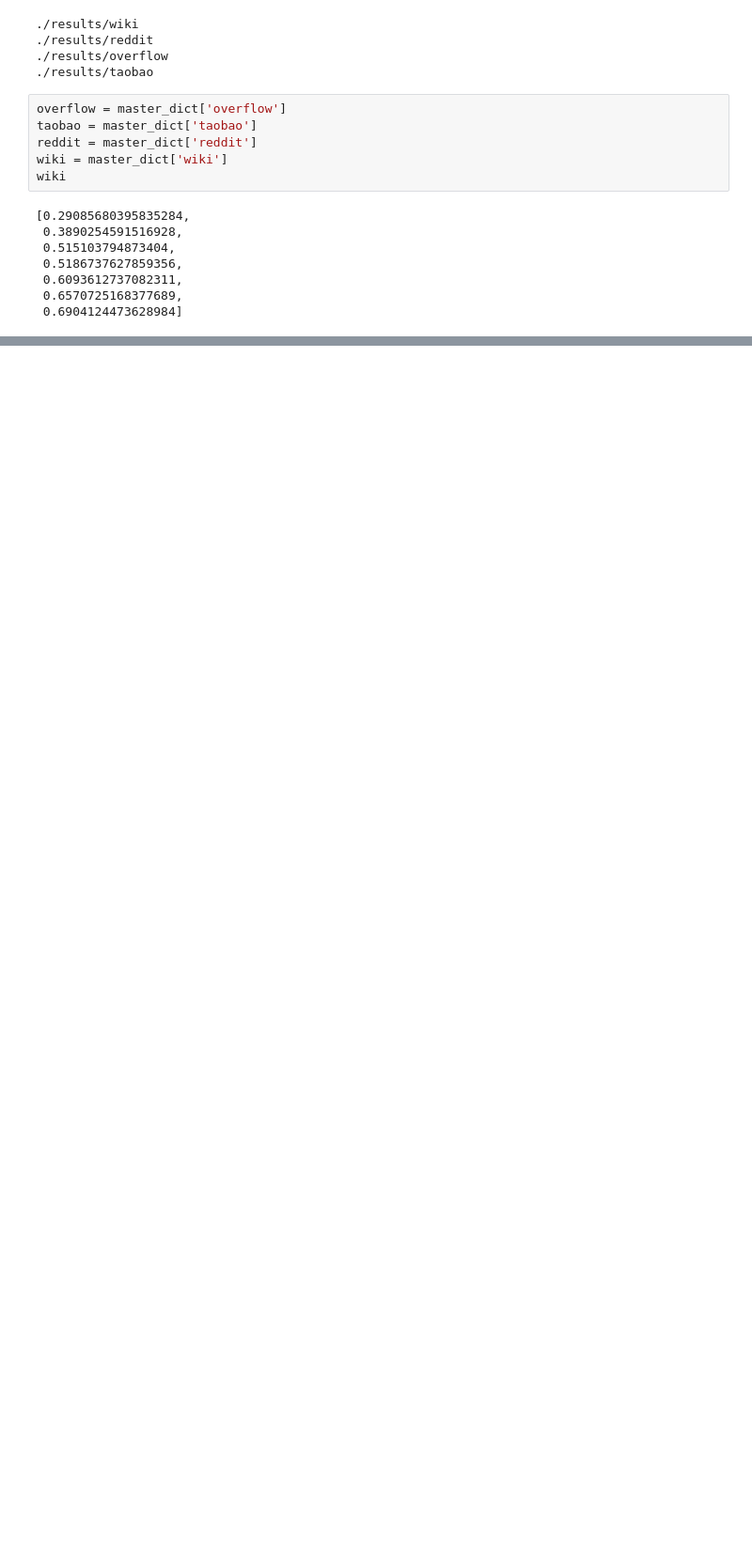
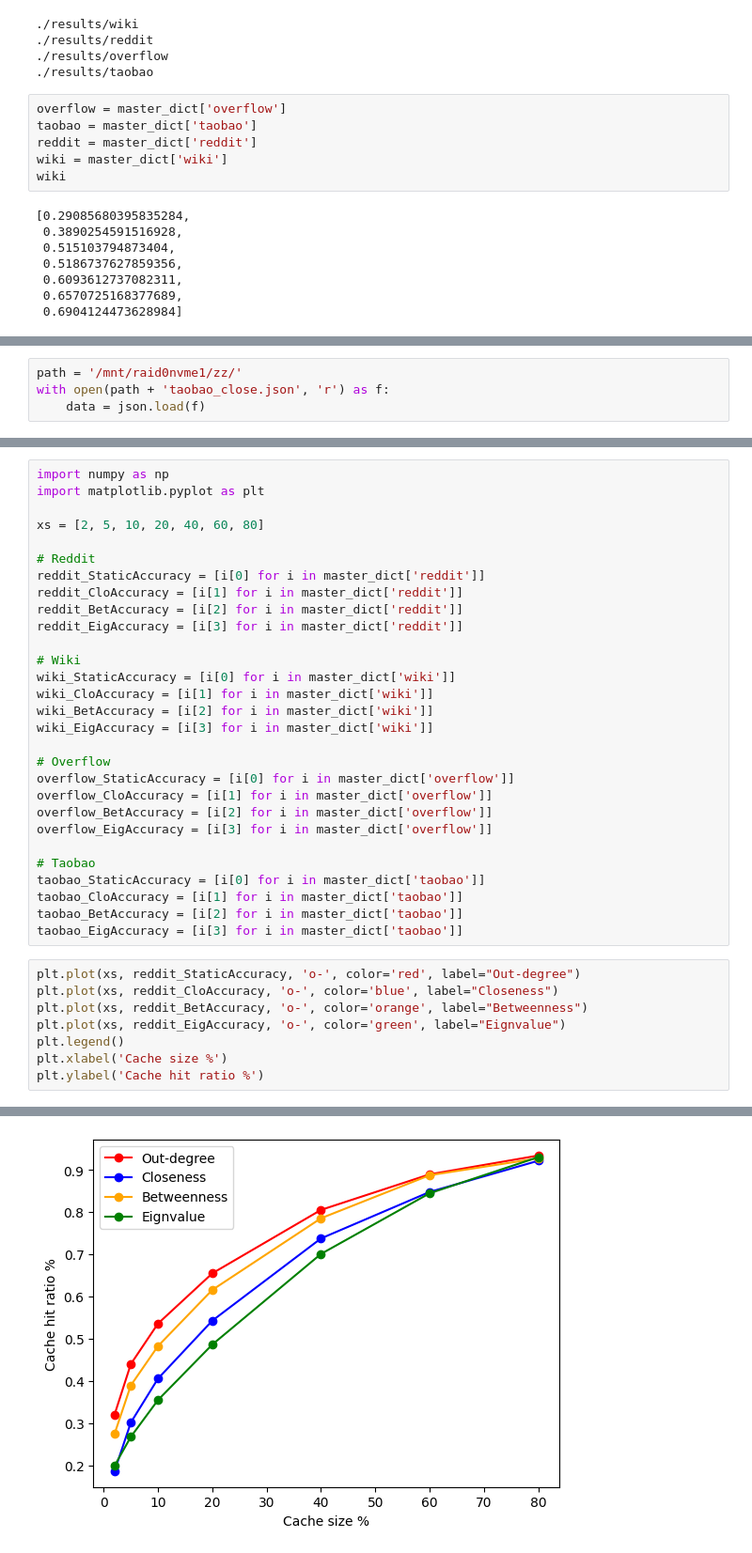
Before and after one commit to zimengzhou1/gnn-ssd, a Jupyter notebook: static_eval.ipynb, the cells around one changed output, grey strips where cells are left out. Shown: that part at 94% size. Drawn from its saved outputs; the diff is of its cells as text; blank space fills up the shorter version.

```diff
--- a/static_eval.ipynb
+++ b/static_eval.ipynb
@@ -215,0 +269,4 @@ plt.grid(linewidth = 0.5)
+# %%
+path = '/mnt/raid0nvme1/zz/'
+with open(path + 'taobao_close.json', 'r') as f:
+    data = json.load(f)
@@ -215,0 +322,38 @@ plt.grid(linewidth = 0.5)
+# %%
+import numpy as np
+import matplotlib.pyplot as plt
+
+xs = [2, 5, 10, 20, 40, 60, 80]
+
+# Reddit
+reddit_StaticAccuracy = [i[0] for i in master_dict['reddit']]
+reddit_CloAccuracy = [i[1] for i in master_dict['reddit']]
+reddit_BetAccuracy = [i[2] for i in master_dict['reddit']]
+reddit_EigAccuracy = [i[3] for i in master_dict['reddit']]
+
+# Wiki
+wiki_StaticAccuracy = [i[0] for i in master_dict['wiki']]
+wiki_CloAccuracy = [i[1] for i in master_dict['wiki']]
+wiki_BetAccuracy = [i[2] for i in master_dict['wiki']]
+wiki_EigAccuracy = [i[3] for i in master_dict['wiki']]
+
+# Overflow
+overflow_StaticAccuracy = [i[0] for i in master_dict['overflow']]
+overflow_CloAccuracy = [i[1] for i in master_dict['overflow']]
+overflow_BetAccuracy = [i[2] for i in master_dict['overflow']]
+overflow_EigAccuracy = [i[3] for i in master_dict['overflow']]
+
+# Taobao
+taobao_StaticAccuracy = [i[0] for i in master_dict['taobao']]
+taobao_CloAccuracy = [i[1] for i in master_dict['taobao']]
+taobao_BetAccuracy = [i[2] for i in master_dict['taobao']]
+taobao_EigAccuracy = [i[3] for i in master_dict['taobao']]
+# %%
+plt.plot(xs, reddit_StaticAccuracy, 'o-', color='red', label="Out-degree")
+plt.plot(xs, reddit_CloAccuracy, 'o-', color='blue', label="Closeness")
+plt.plot(xs, reddit_BetAccuracy, 'o-', color='orange', label="Betweenness")
+plt.plot(xs, reddit_EigAccuracy, 'o-', color='green', label="Eignvalue")
+plt.legend()
+plt.xlabel('Cache size %')
+plt.ylabel('Cache hit ratio %')
+# %% [output]
@@ -215,0 +361 @@ plt.grid(linewidth = 0.5)
+[figure, added]
```
Also changed, not shown: parts of 26 cells of this notebook, 31 other files.
